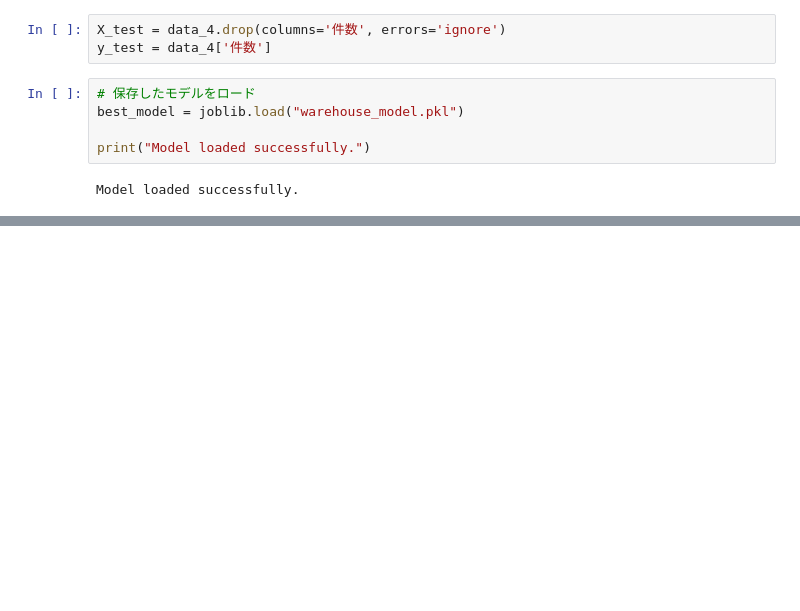
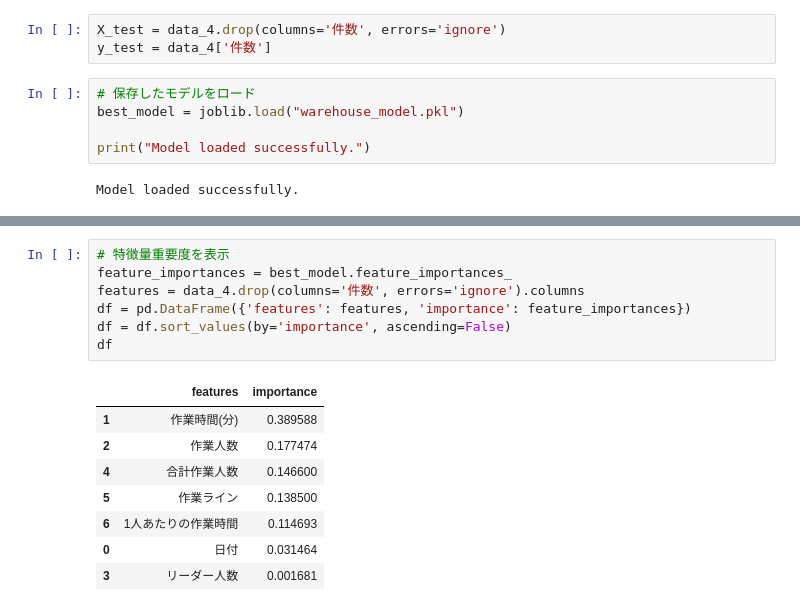
Before and after one commit to BLPparttime/orderpredict, a Jupyter notebook: yosoku/4predict.ipynb, the cells around one changed output, grey strips where cells are left out. Drawn from its saved outputs; the diff is of its cells as text; blank space fills up the shorter version.

```diff
--- a/yosoku/4predict.ipynb
+++ b/yosoku/4predict.ipynb
@@ -125,0 +184,16 @@ NameError: name 'X_test' is not defined
+# %%
+# 特徴量重要度を表示
+feature_importances = best_model.feature_importances_
+features = data_4.drop(columns='件数', errors='ignore').columns
+df = pd.DataFrame({'features': features, 'importance': feature_importances})
+df = df.sort_values(by='importance', ascending=False)
+df
+# %% [output]
+|  | features | importance |
+| 1 | 作業時間(分) | 0.389588 |
+| 2 | 作業人数 | 0.177474 |
+| 4 | 合計作業人数 | 0.146600 |
+| 5 | 作業ライン | 0.138500 |
+| 6 | 1人あたりの作業時間 | 0.114693 |
+| 0 | 日付 | 0.031464 |
+| 3 | リーダー人数 | 0.001681 |
```
Also changed, not shown: parts of 7 cells of this notebook, 5 other files.
